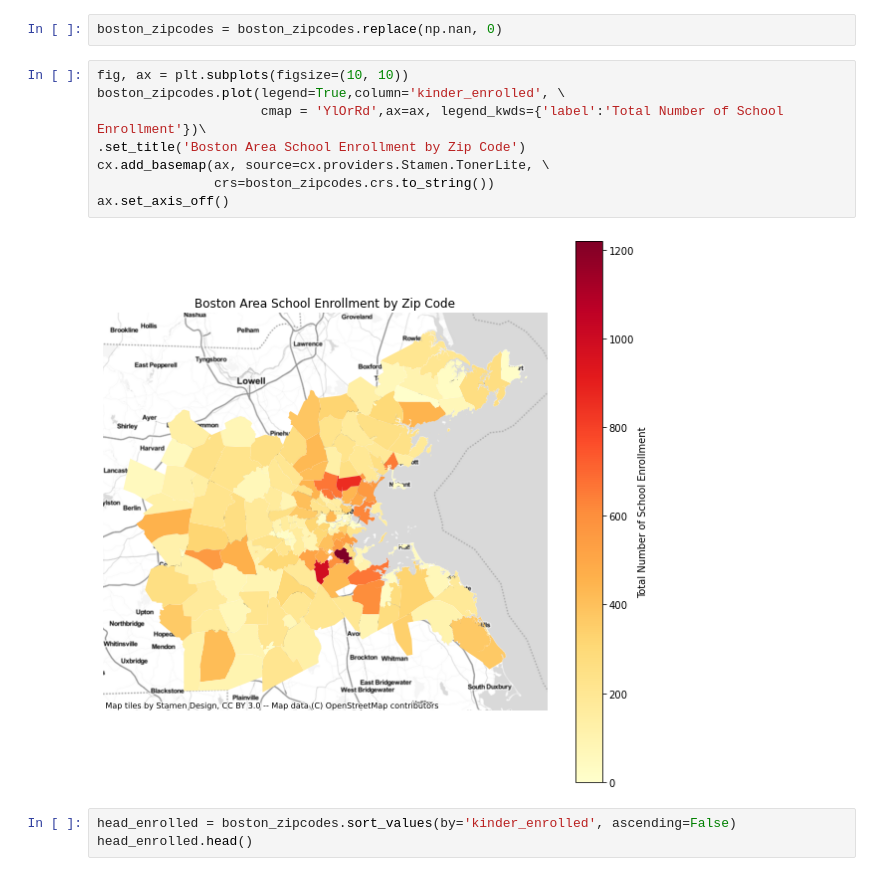
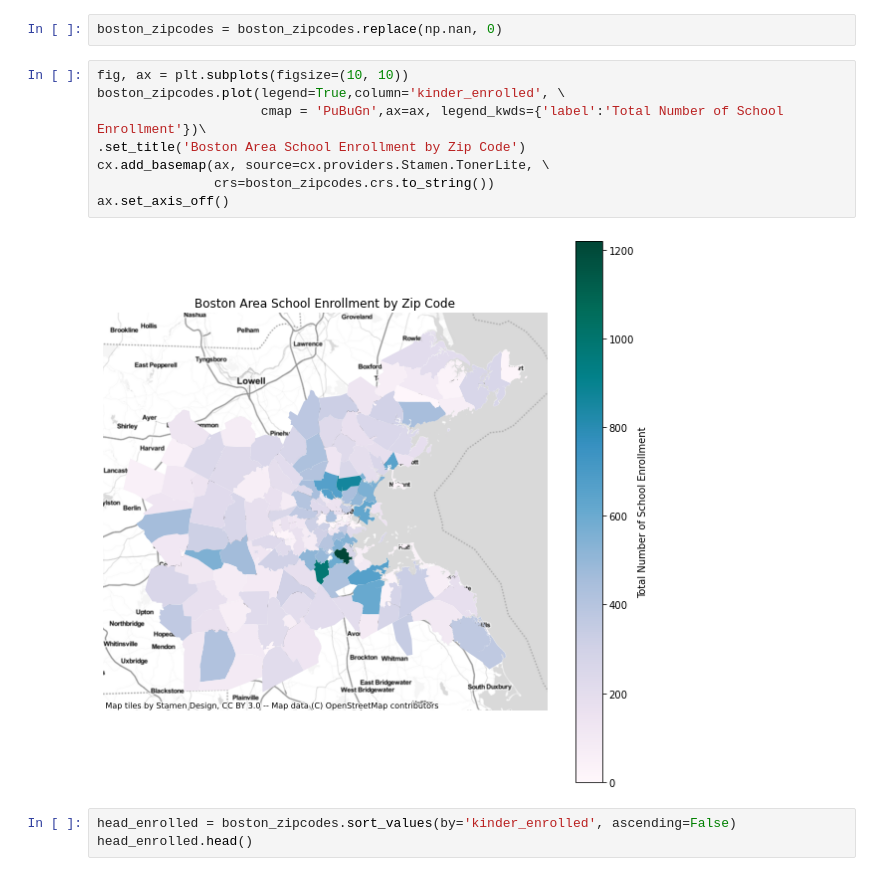
Before and after one commit to oreade01/UEP239_Final_Project, a Jupyter notebook: suitability.ipynb, the cells around one changed output. Drawn from its saved outputs; the diff is of its cells as text.

```diff
--- a/suitability.ipynb
+++ b/suitability.ipynb
@@ -515,13 +515,13 @@ boston_zipcodes = boston_zipcodes.replace(np.nan, 0)
 # %%
 fig, ax = plt.subplots(figsize=(10, 10))
 boston_zipcodes.plot(legend=True,column='kinder_enrolled', \
-                     cmap = 'YlOrRd',ax=ax, legend_kwds={'label':'Total Number of School Enrollment'})\
+                     cmap = 'PuBuGn',ax=ax, legend_kwds={'label':'Total Number of School Enrollment'})\
 .set_title('Boston Area School Enrollment by Zip Code')
 cx.add_basemap(ax, source=cx.providers.Stamen.TonerLite, \
                crs=boston_zipcodes.crs.to_string())
 ax.set_axis_off()
 # %% [output]
-[figure, old version]
+[figure, new version]
 # %%
 head_enrolled = boston_zipcodes.sort_values(by='kinder_enrolled', ascending=False)
 head_enrolled.head()
```
Also changed, not shown: parts of 4 cells of this notebook.
